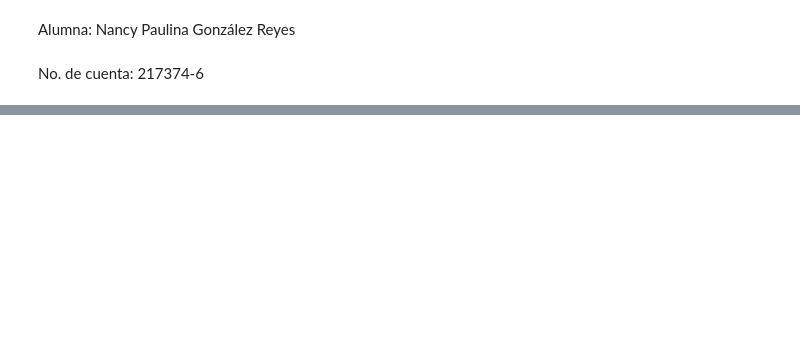
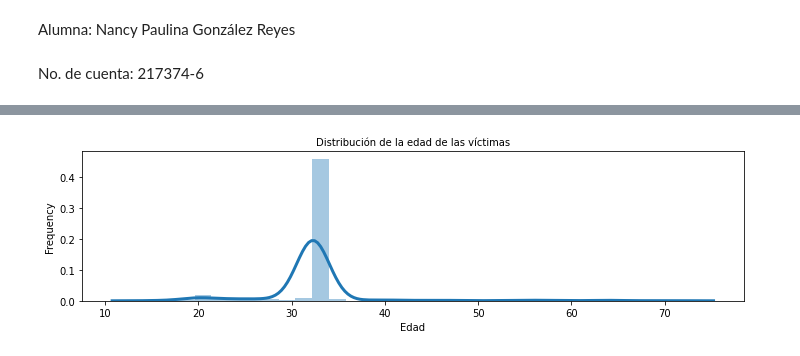
Before and after one commit to pauNancy21/Tareas-Ciencia-Datos, a Jupyter notebook: Código_fuente_ASE_I_NPGR.ipynb, the cells around one changed output, grey strips where cells are left out. Drawn from its saved outputs; the diff is of its cells as text; code cells hidden in the pictures; blank space fills up the shorter version.

```diff
--- a/Código_fuente_ASE_I_NPGR.ipynb
+++ b/Código_fuente_ASE_I_NPGR.ipynb
@@ -57,0 +317,15 @@ encuestaviolencia = pd.read_csv(io.BytesIO(uploaded['Encuesta Violencia y Abusos
+# %%
+# set plot size
+plt.figure(figsize=(10, 3))
+
+# plot a univariate distribution of Age observations
+sns.distplot(datos[(datos[["edad","edad-victima"]] > 0)].edad, kde_kws={"lw": 3}, bins = 30)
+
+# set titles and labels
+plt.title('Distribución de la edad de las víctimas',fontsize= 10)
+plt.xlabel('Edad')
+plt.ylabel('Frequency')
+# clean layout
+plt.tight_layout()
+# %% [output]
+[figure, added]
```
Also changed, not shown: parts of 19 cells of this notebook.
